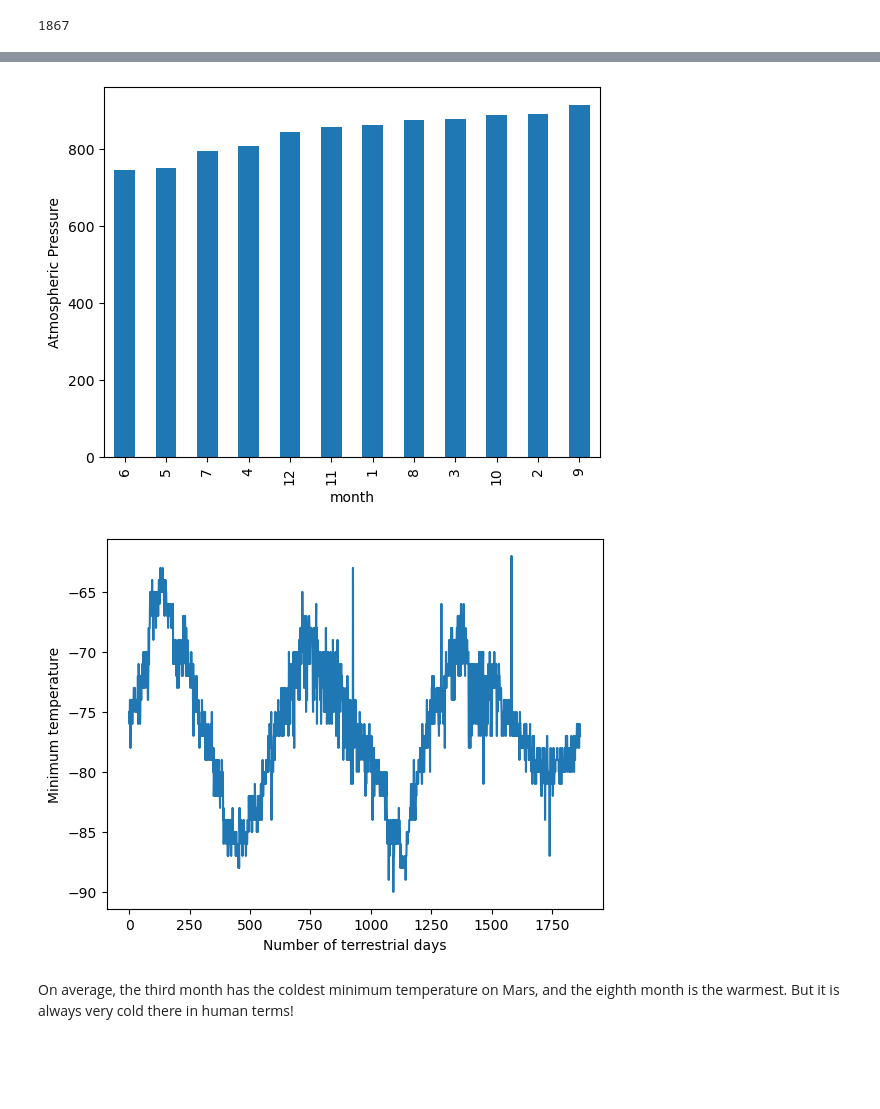
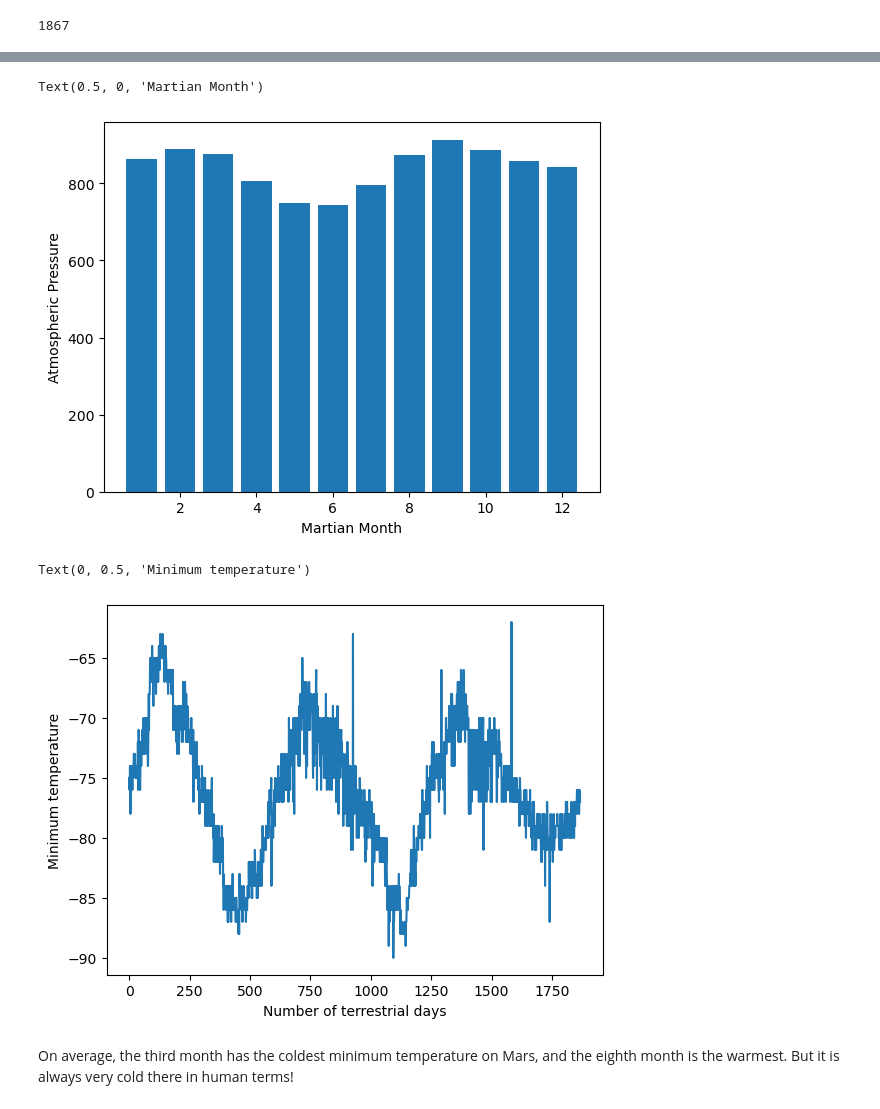
Before and after one commit to atjohnson1994/mars, a Jupyter notebook: Starter_Code/part_2_mars_weather.ipynb, the cells around one changed output, grey strips where cells are left out. Cells and saved outputs as stored; diff of their text form; code cells hidden in the pictures; blank space fills up the shorter version.

```diff
--- a/Starter_Code/part_2_mars_weather.ipynb
+++ b/Starter_Code/part_2_mars_weather.ipynb
@@ -210,3 +230,6 @@ Name: min_temp, dtype: float64
 # %%
 # 4. Average pressure by Martian month
+pressure = df_updated[['pressure','month']]
+pressure = pressure.groupby(['month']).mean()
+pressure
 # %% [output]
@@ -227,10 +250,18 @@ Name: pressure, dtype: float64
 # %%
 # Plot the average pressure by month
+plt.bar(pressure.index,pressure['pressure'])
+plt.ylabel('Atmospheric Pressure')
+plt.xlabel('Martian Month')
 # %% [output]
+Text(0.5, 0, 'Martian Month')
-[figure, old version]
+[figure, new version]
 # %%
 # 5. How many terrestrial (earth) days are there in a Martian year?
+plt.plot(df_updated.index,df_updated['min_temp'])
+plt.xlabel('Number of terrestrial days')
+plt.ylabel('Minimum temperature')
 # %% [output]
+Text(0, 0.5, 'Minimum temperature')
 [figure]
 # %% [markdown]
 On average, the third month has the coldest minimum temperature on Mars, and the eighth month is the warmest. But it is always very cold there in human terms!
```
Also changed, not shown: parts of 7 cells of this notebook, 1 other file.
